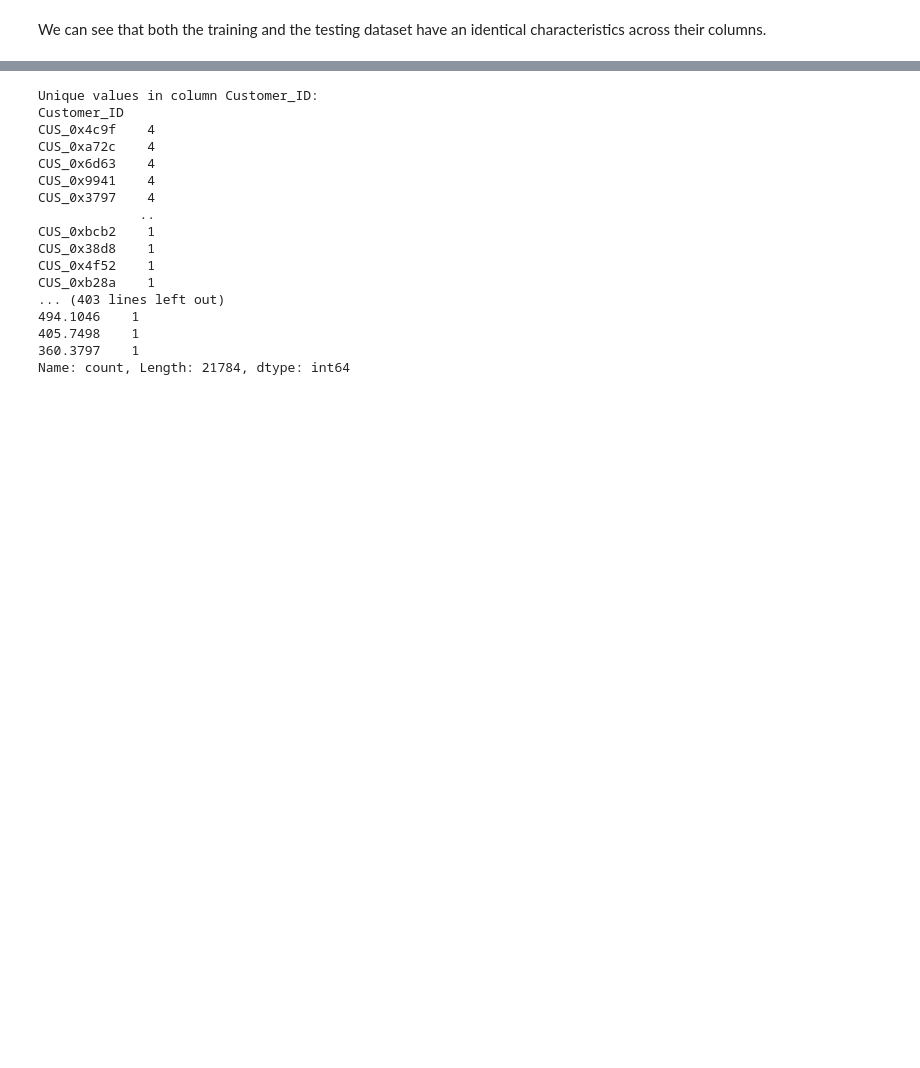
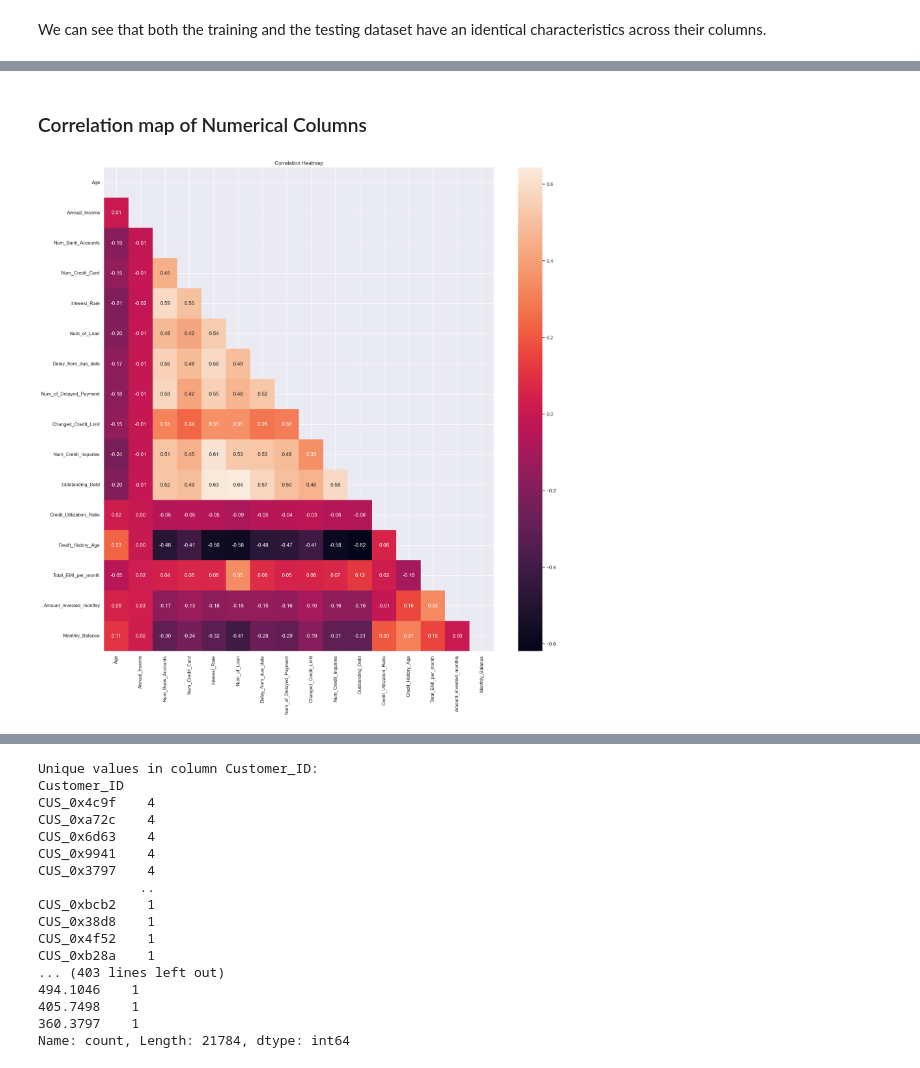
Before and after one commit to SimonSaysGiveMeSmile/Caffeinated-Treasury-Bot-ORIE-4741-, a Jupyter notebook: data_analysis.ipynb, the cells around one changed output, grey strips where cells are left out. Saved outputs shown, nothing was run; the diff lists cells and outputs as text; code cells hidden in the pictures; blank space fills up the shorter version.

```diff
--- a/data_analysis.ipynb
+++ b/data_analysis.ipynb
@@ -56,0 +131,11 @@ print(df_train_reduced.head(100))
+# %% [markdown]
+### Correlation map of Numerical Columns
+# %%
+plt.figure(figsize=(20, 20))
+correlation = df_train_reduced.select_dtypes(include=['float64', 'int64']).corr()
+mask = np.triu(np.ones_like(correlation, dtype=bool))
+sns.heatmap(correlation,  mask=mask, annot=True, fmt=".2f")
+plt.title("Correlation Heatmap")
+plt.show()
+# %% [output]
+[figure, added]
```
Also changed, not shown: parts of 18 cells of this notebook.
